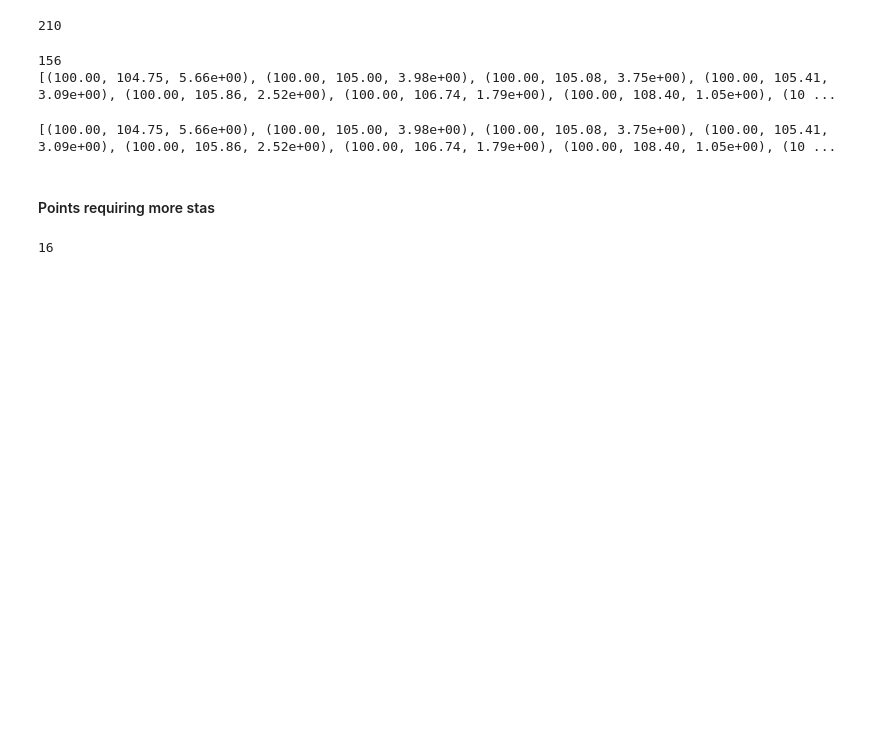
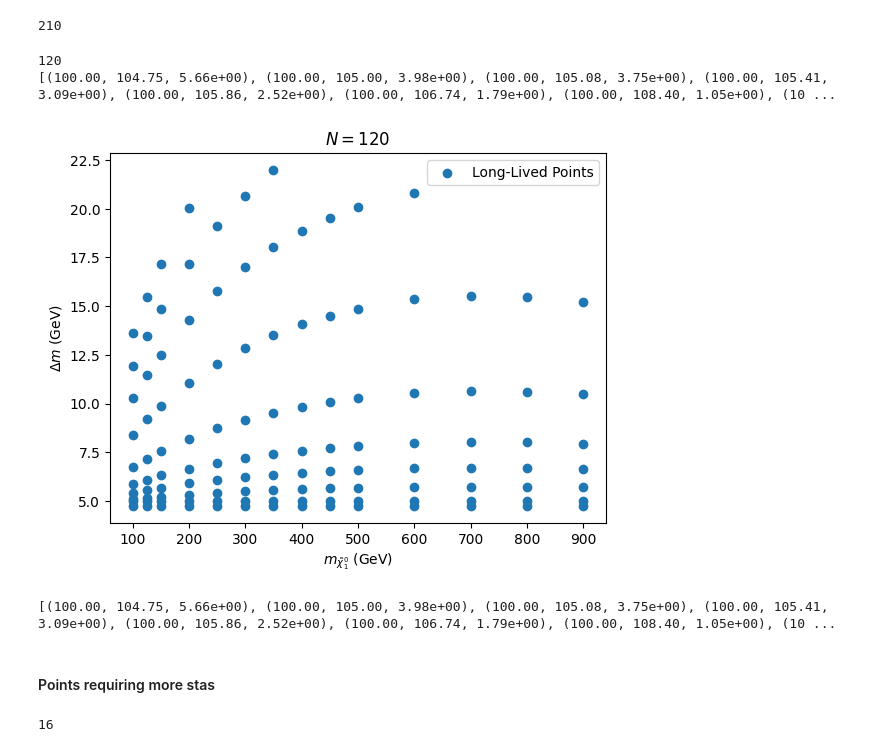
Before and after one commit to andlessa/LLP-CDFO, a Jupyter notebook: massesScan.ipynb, the cells around one changed output. Saved outputs shown, nothing was run; the diff lists cells and outputs as text; code cells hidden in the pictures; blank space fills up the shorter version.

```diff
--- a/massesScan.ipynb
+++ b/massesScan.ipynb
@@ -113,13 +44,29 @@ print(len(ptsNewLight))
 # %% [output]
 210
 # %%
-ptsNewLong = ptsNew[ptsNew[:,2] > 1.0]
+# ptsNewLong = ptsNew[(ptsNew[:,0] == 100.0) & ((ptsNew[:,1]-ptsNew[:,0]) > 10.0)]
+ptsNewLong = ptsNew[(ptsNew[:,2] > 0.1) & (ptsNew[:,0] < 1000.0)]
 print(len(ptsNewLong))
 ptsIni = sorted([("%1.2f" %pt[0], "%1.2f" %pt[1], "%1.2e" %pt[2]) for pt in ptsNewLong])
 print(str(ptsIni).replace("'", ""))
 # %% [output]
-156
+120
 [(100.00, 104.75, 5.66e+00), (100.00, 105.00, 3.98e+00), (100.00, 105.08, 3.75e+00), (100.00, 105.41, 3.09e+00), (100.00, 105.86, 2.52e+00), (100.00, 106.74, 1.79e+00), (100.00, 108.40, 1.05e+00), (10 ...
+# %%
+
+mN1 = ptsNewLong[:,0]
+deltaM = ptsNewLong[:,1]-mN1
+plt.scatter(mN1,deltaM,label='Long-Lived Points')
+plt.legend()
+# plt.xscale('log')
+# plt.xlim(100,300)
+# plt.ylim(25.,2000.)
+plt.ylabel(r'$\Delta m$ (GeV)')
+plt.xlabel(r'$m_{\tilde \chi_1^0}$ (GeV)')
+plt.title(r'$N = %i$' %len(ptsNewLong))
+plt.show()
+# %% [output]
+[figure, added]
 # %%
 ptsIni = sorted([("%1.2f" %pt[0], "%1.2f" %pt[1], "%1.2e" %pt[2]) for pt in ptsNewLight])
 print(str(ptsIni).replace("'", ""))
```
Also changed, not shown: parts of 10 cells of this notebook, 9 other files.
